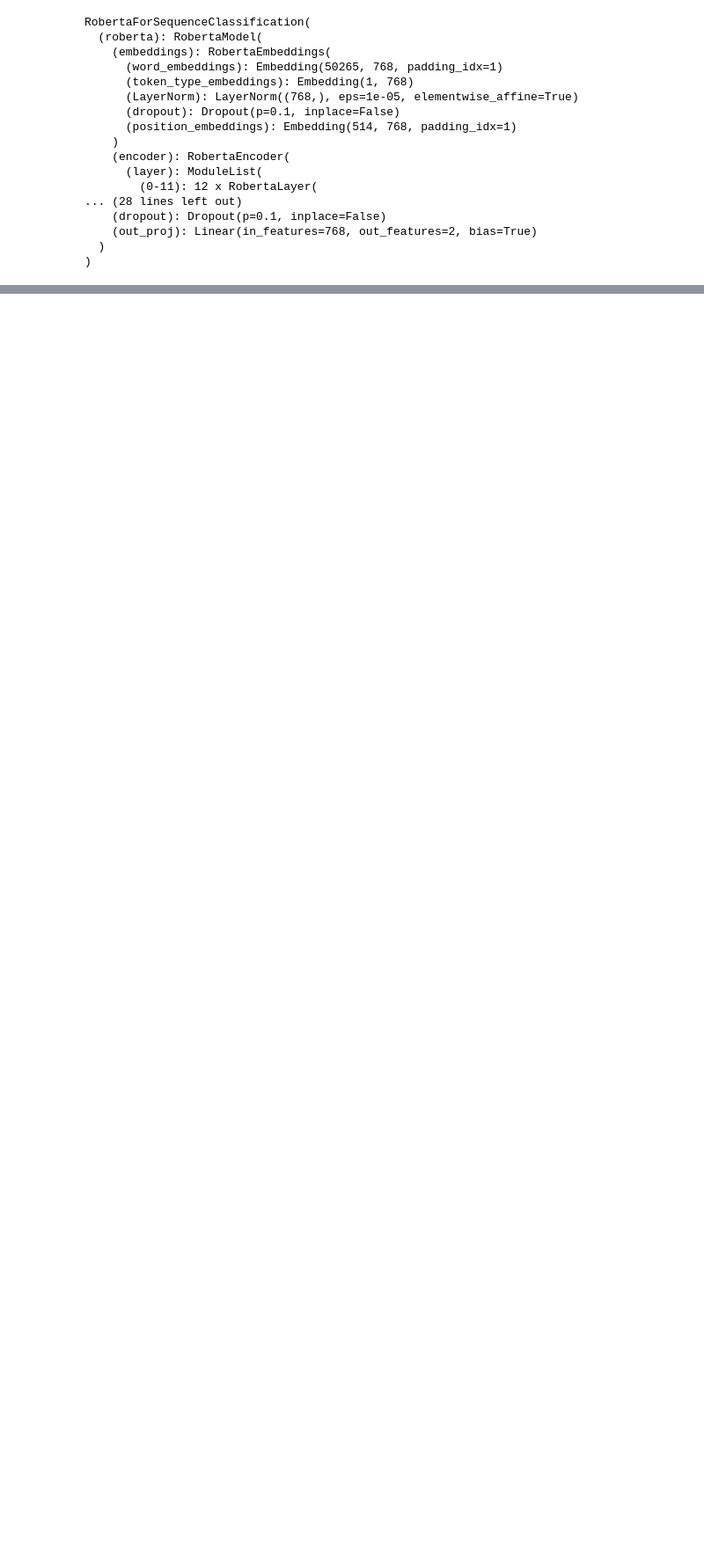
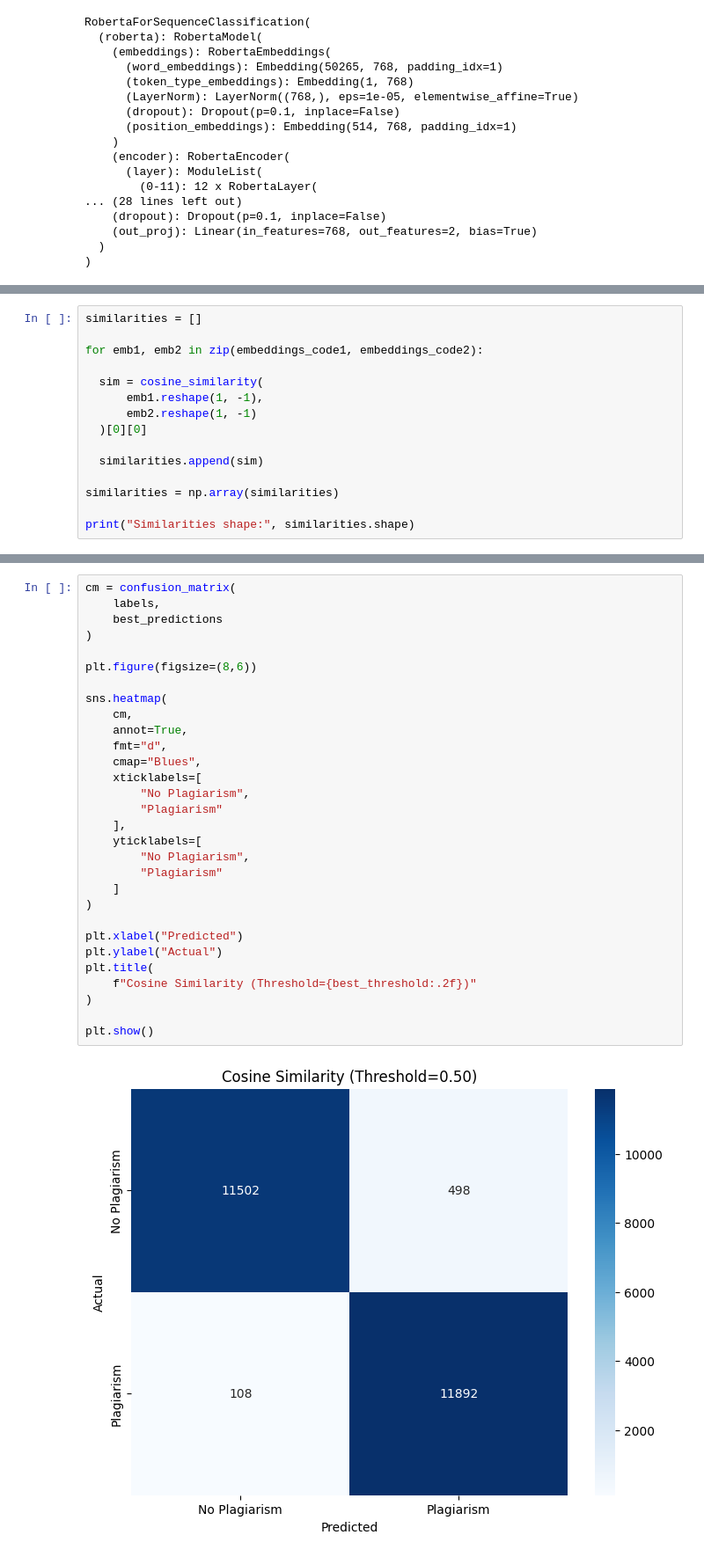
Before and after one commit to paustelito/ai-code-analyzer, a Jupyter notebook: Training/codeBERT_plagiarism_detection.ipynb, the cells around one changed output, grey strips where cells are left out. Shown at 88% size. Saved outputs shown, nothing was run; the diff lists cells and outputs as text; blank space fills up the shorter version.

```diff
--- a/Training/codeBERT_plagiarism_detection.ipynb
+++ b/Training/codeBERT_plagiarism_detection.ipynb
@@ -419,0 +525,15 @@ RobertaForSequenceClassification(
+# %%
+similarities = []
+
+for emb1, emb2 in zip(embeddings_code1, embeddings_code2):
+
+  sim = cosine_similarity(
+      emb1.reshape(1, -1),
+      emb2.reshape(1, -1)
+  )[0][0]
+
+  similarities.append(sim)
+
+similarities = np.array(similarities)
+
+print("Similarities shape:", similarities.shape)
@@ -420 +692,33 @@ RobertaForSequenceClassification(
+# %%
+cm = confusion_matrix(
+    labels,
+    best_predictions
+)
+
+plt.figure(figsize=(8,6))
+
+sns.heatmap(
+    cm,
+    annot=True,
+    fmt="d",
+    cmap="Blues",
+    xticklabels=[
+        "No Plagiarism",
+        "Plagiarism"
+    ],
+    yticklabels=[
+        "No Plagiarism",
+        "Plagiarism"
+    ]
+)
+
+plt.xlabel("Predicted")
+plt.ylabel("Actual")
+plt.title(
+    f"Cosine Similarity (Threshold={best_threshold:.2f})"
+)
+
+plt.show()
+# %% [output]
+[figure, added]
 # %% [markdown]
```
Also changed, not shown: parts of 46 cells of this notebook, 1 other file.
